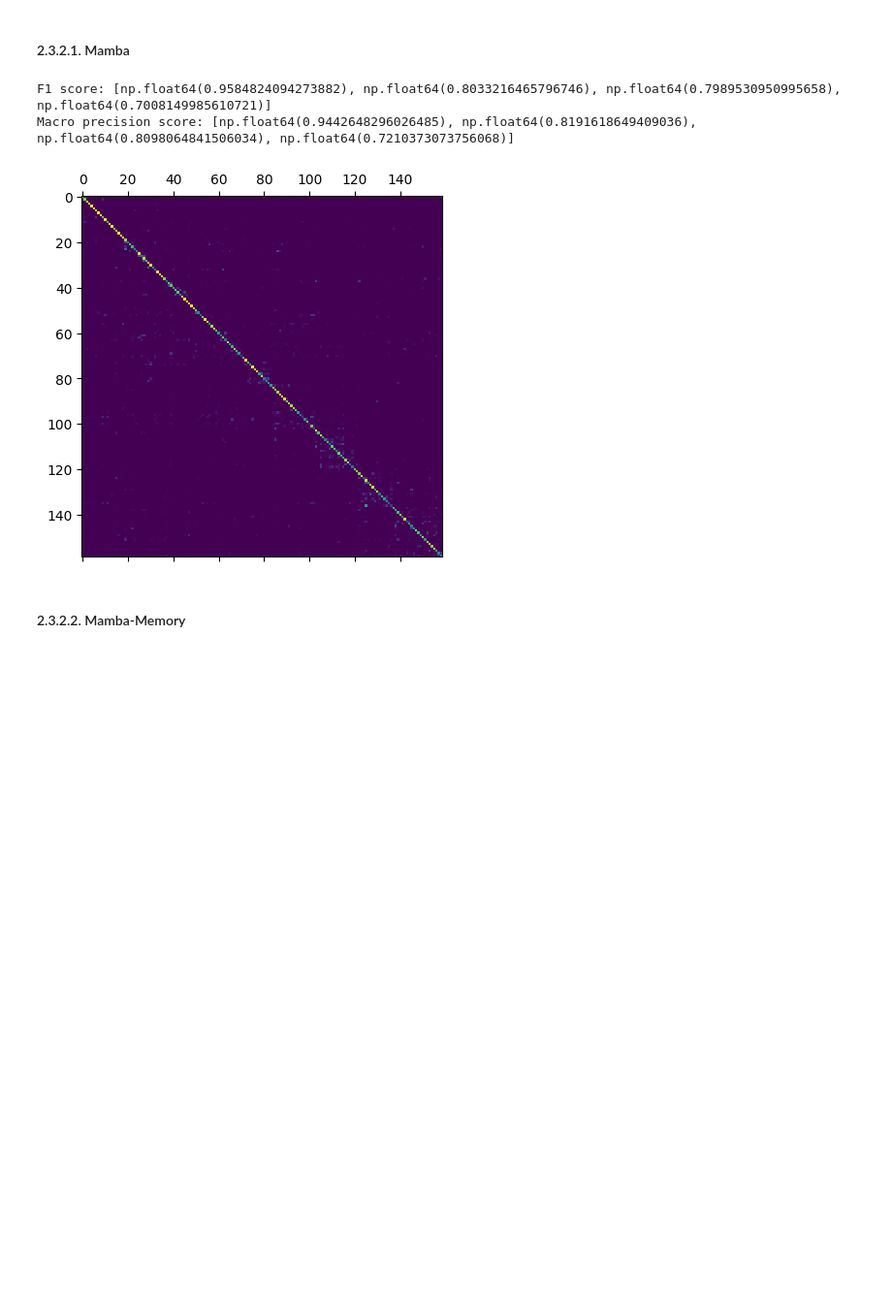
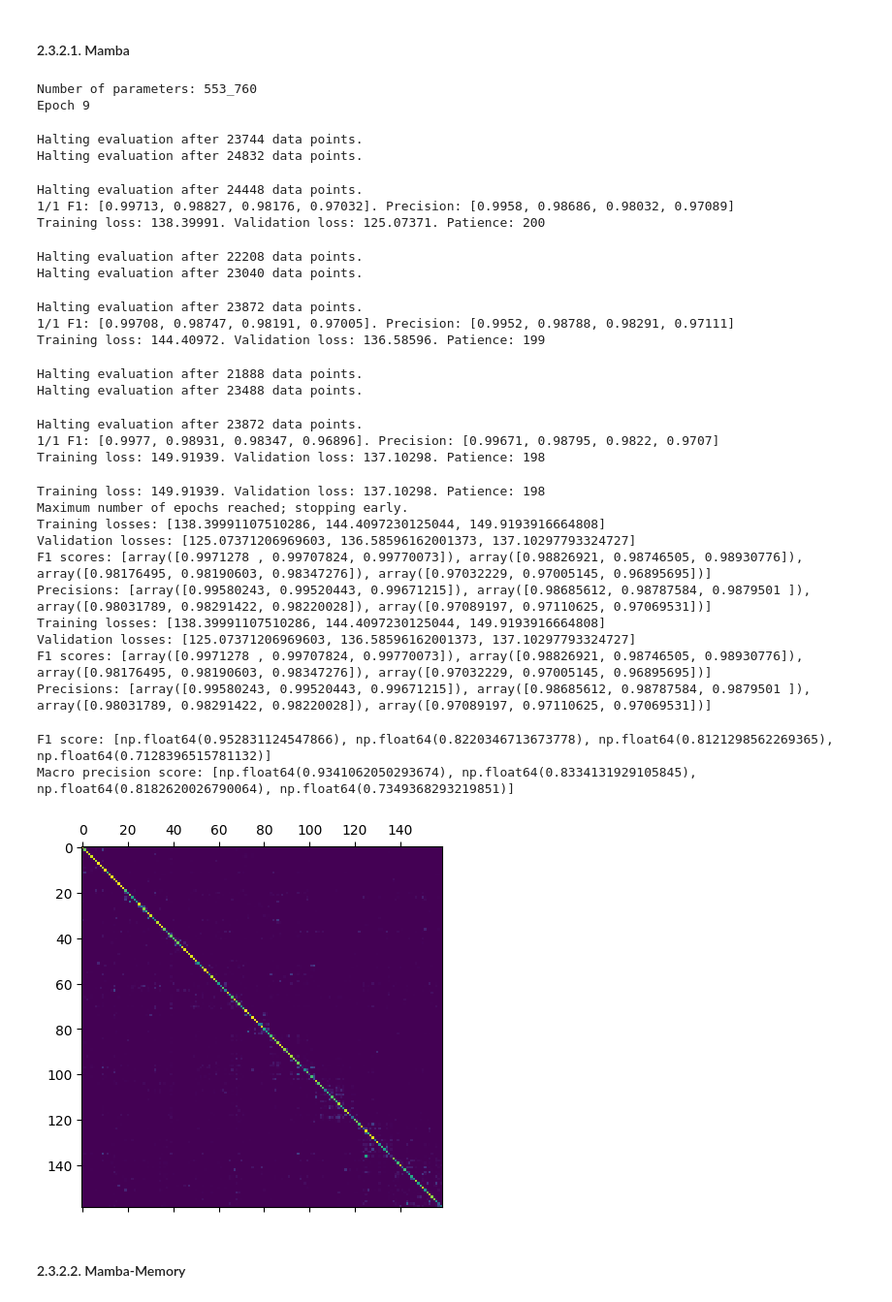
Before and after one commit to Vincent-Therrien/stelaro, a Jupyter notebook: demonstrations/classification.ipynb, the cells around one changed output. Shown at 97% size. Saved outputs shown, nothing was run; the diff lists cells and outputs as text; code cells hidden in the pictures; blank space fills up the shorter version.

```diff
--- a/demonstrations/classification.ipynb
+++ b/demonstrations/classification.ipynb
@@ -2021,36 +2021,69 @@ train_data, validation_data, test_data, mapping = get_data()
 # %%
 directory = f"{LONG_TRAINED_MODELS}mamba/"
 mkdir(directory)
 from torch import load
 from stelaro.models import ssm
 
 classifier = models.Classifier(
     READ_LENGTH // 4,
     mapping,
     "cuda",
     ssm.MambaSequenceClassifier(
         N=None,
         num_classes=len(mapping),
         vocab_size=256,
         d_model=128,
         n_layers=4,
         d_state=16,
         d_conv=4,
         expand=2
     ),
     format.to_tetramers,
     True
 )
-classifier.model.load_state_dict(load(f"{directory}weights_4_epoch.pt2"))
-# train_classifier(classifier, directory, (4, ), train_data, validation_data)
+classifier.model.load_state_dict(load(f"{directory}weights_8_epoch.pt2"))
+train_classifier(classifier, directory, (9, ), train_data, validation_data)
 # models.benchmark_classifier(classifier, test_data, "cuda", mapping, 300)
 # st_speed(classifier, 200)
 # print(models.p_r_f1(classifier, test_data, "cuda"))
 models.benchmark_classifier(classifier, test_data, "cuda", mapping, 400)
+
+# 5: F1 score: [np.float64(0.9581274379747967), np.float64(0.8198496952555855), np.float64(0.8066109930449833), np.float64(0.7066340671794517)]
+# 6: F1 score: [np.float64(0.9575924792883693), np.float64(0.8210061296543014), np.float64(0.8101561146152242), np.float64(0.7153970066991815)]
+# 7: F1 score: [np.float64(0.9543592087197483), np.float64(0.8249190451117001), np.float64(0.8162885856567241), np.float64(0.7192274798177792)]
+# 8: F1 score: [np.float64(0.9602059812199035), np.float64(0.8208595441819886), np.float64(0.8073914408233678), np.float64(0.7126263828189541)]
+# 9: F1 score: [np.float64(0.952831124547866), np.float64(0.8220346713673778), np.float64(0.8121298562269365), np.float64(0.7128396515781132)]
 # %% [output]
-F1 score: [np.float64(0.9584824094273882), np.float64(0.8033216465796746), np.float64(0.7989530950995658), np.float64(0.7008149985610721)]
-Macro precision score: [np.float64(0.9442648296026485), np.float64(0.8191618649409036), np.float64(0.8098064841506034), np.float64(0.7210373073756068)]
+Number of parameters: 553_760
+Epoch 9
+Halting evaluation after 23744 data points.
+Halting evaluation after 24832 data points.
+Halting evaluation after 24448 data points.
+1/1 F1: [0.99713, 0.98827, 0.98176, 0.97032]. Precision: [0.9958, 0.98686, 0.98032, 0.97089]
+Training loss: 138.39991. Validation loss: 125.07371. Patience: 200
+Halting evaluation after 22208 data points.
+Halting evaluation after 23040 data points.
+Halting evaluation after 23872 data points.
+1/1 F1: [0.99708, 0.98747, 0.98191, 0.97005]. Precision: [0.9952, 0.98788, 0.98291, 0.97111]
+Training loss: 144.40972. Validation loss: 136.58596. Patience: 199
+Halting evaluation after 21888 data points.
+Halting evaluation after 23488 data points.
+Halting evaluation after 23872 data points.
+1/1 F1: [0.9977, 0.98931, 0.98347, 0.96896]. Precision: [0.99671, 0.98795, 0.9822, 0.9707]
+Training loss: 149.91939. Validation loss: 137.10298. Patience: 198
+Training loss: 149.91939. Validation loss: 137.10298. Patience: 198
+Maximum number of epochs reached; stopping early.
+Training losses: [138.39991107510286, 144.4097230125044, 149.9193916664808]
+Validation losses: [125.07371206969603, 136.58596162001373, 137.10297793324727]
+F1 scores: [array([0.9971278 , 0.99707824, 0.99770073]), array([0.98826921, 0.98746505, 0.98930776]), array([0.98176495, 0.98190603, 0.98347276]), array([0.97032229, 0.97005145, 0.96895695])]
+Precisions: [array([0.99580243, 0.99520443, 0.99671215]), array([0.98685612, 0.98787584, 0.9879501 ]), array([0.98031789, 0.98291422, 0.98220028]), array([0.97089197, 0.97110625, 0.97069531])]
+Training losses: [138.39991107510286, 144.4097230125044, 149.9193916664808]
+Validation losses: [125.07371206969603, 136.58596162001373, 137.10297793324727]
+F1 scores: [array([0.9971278 , 0.99707824, 0.99770073]), array([0.98826921, 0.98746505, 0.98930776]), array([0.98176495, 0.98190603, 0.98347276]), array([0.97032229, 0.97005145, 0.96895695])]
+Precisions: [array([0.99580243, 0.99520443, 0.99671215]), array([0.98685612, 0.98787584, 0.9879501 ]), array([0.98031789, 0.98291422, 0.98220028]), array([0.97089197, 0.97110625, 0.97069531])]
+F1 score: [np.float64(0.952831124547866), np.float64(0.8220346713673778), np.float64(0.8121298562269365), np.float64(0.7128396515781132)]
+Macro precision score: [np.float64(0.9341062050293674), np.float64(0.8334131929105845), np.float64(0.8182620026790064), np.float64(0.7349368293219851)]
-[figure, old version]
+[figure, new version]
 # %% [markdown]
 #### 2.3.2.2. Mamba-Memory
 # %%
```
Also changed, not shown: parts of 13 cells of this notebook, 1 other file.
